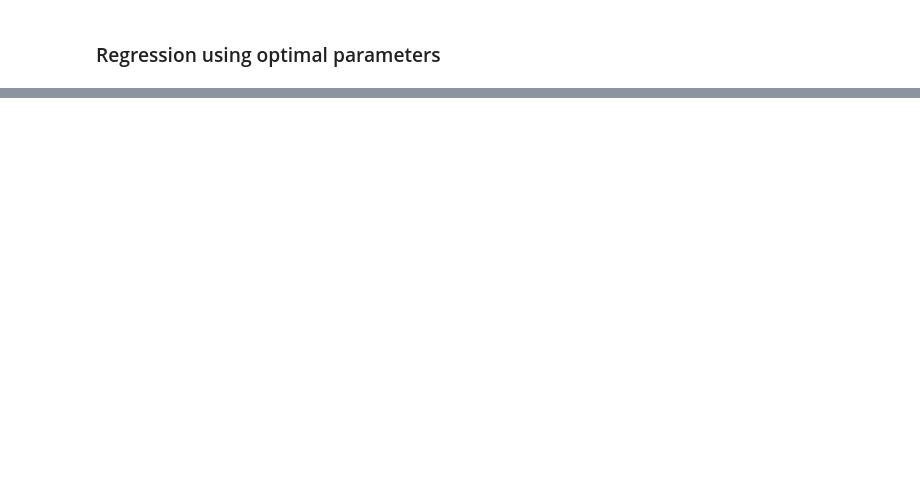
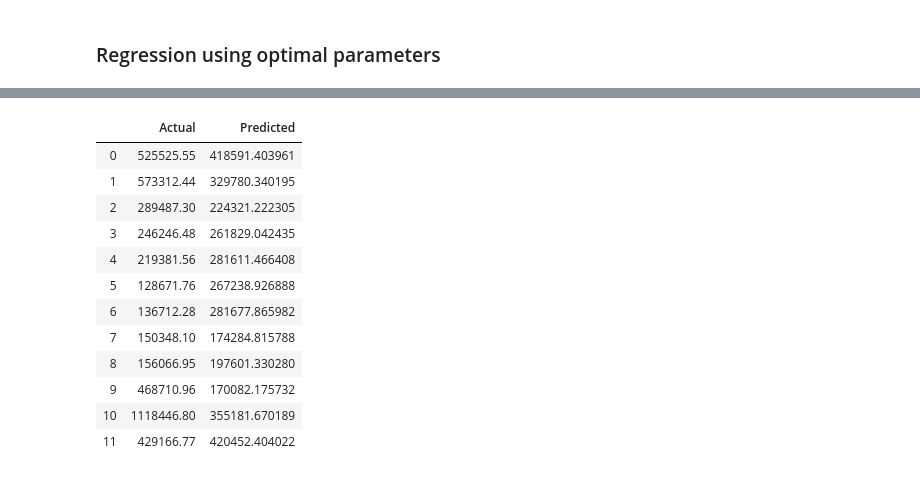
Before and after one commit to rnair7163/LabelMaster_Sales_Forecasting, a Jupyter notebook: src_Books/Data_Modeling/XGBoost.ipynb, the cells around one changed output, grey strips where cells are left out. Saved outputs shown, nothing was run; the diff lists cells and outputs as text; code cells hidden in the pictures; blank space fills up the shorter version.

```diff
--- a/src_Books/Data_Modeling/XGBoost.ipynb
+++ b/src_Books/Data_Modeling/XGBoost.ipynb
@@ -236,0 +307,19 @@ plt.show()
+# %%
+lists = [actual*100000, y_pred_test*100000]
+df = pd.concat([pd.Series(x) for x in lists], axis=1)
+df = df.rename(columns={0: 'Actual', 1: 'Predicted'})
+df
+# %% [output]
+|  | Actual | Predicted |
+| 0 | 525525.55 | 418591.403961 |
+| 1 | 573312.44 | 329780.340195 |
+| 2 | 289487.30 | 224321.222305 |
+| 3 | 246246.48 | 261829.042435 |
+| 4 | 219381.56 | 281611.466408 |
+| 5 | 128671.76 | 267238.926888 |
+| 6 | 136712.28 | 281677.865982 |
+| 7 | 150348.10 | 174284.815788 |
+| 8 | 156066.95 | 197601.330280 |
+| 9 | 468710.96 | 170082.175732 |
+| 10 | 1118446.80 | 355181.670189 |
+| 11 | 429166.77 | 420452.404022 |
```
Also changed, not shown: parts of 13 cells of this notebook.
